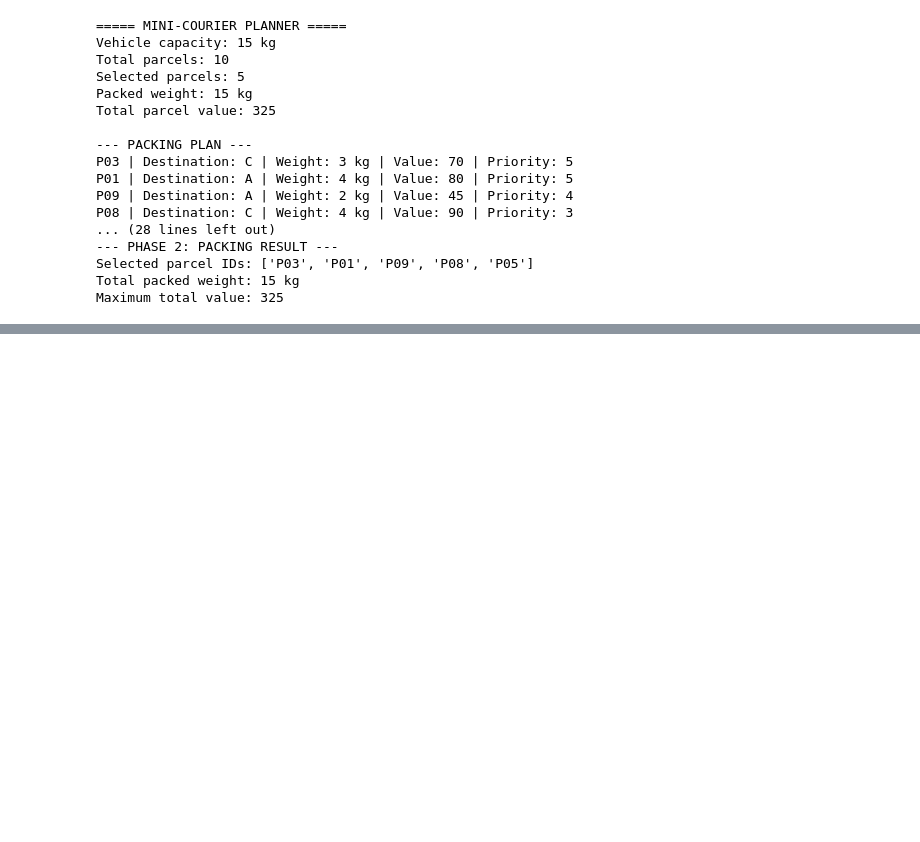
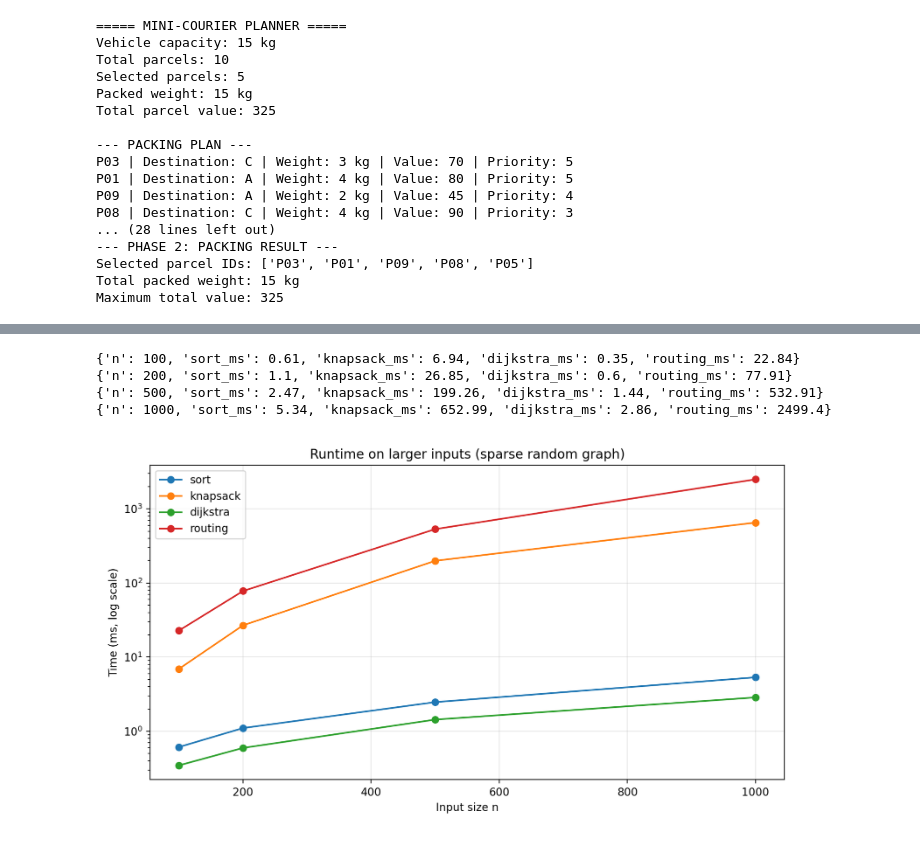
Before and after one commit to priyanka09-stack/Mini-Courier-Planner, a Jupyter notebook: mini_courier_planner.ipynb, the cells around one changed output, grey strips where cells are left out. Cells and saved outputs as stored; diff of their text form; code cells hidden in the pictures; blank space fills up the shorter version.

```diff
--- a/mini_courier_planner.ipynb
+++ b/mini_courier_planner.ipynb
@@ -175,0 +232,12 @@ Route planning: 0.6285 ms
+# %%
+from src.analysis import run_large_benchmark
+from IPython.display import Image, display
+
+run_large_benchmark()                      # takes a few seconds
+display(Image("images/runtime_large.png", width=700))
+# %% [output]
+{'n': 100, 'sort_ms': 0.61, 'knapsack_ms': 6.94, 'dijkstra_ms': 0.35, 'routing_ms': 22.84}
+{'n': 200, 'sort_ms': 1.1, 'knapsack_ms': 26.85, 'dijkstra_ms': 0.6, 'routing_ms': 77.91}
+{'n': 500, 'sort_ms': 2.47, 'knapsack_ms': 199.26, 'dijkstra_ms': 1.44, 'routing_ms': 532.91}
+{'n': 1000, 'sort_ms': 5.34, 'knapsack_ms': 652.99, 'dijkstra_ms': 2.86, 'routing_ms': 2499.4}
+[figure, added]
```
Also changed, not shown: parts of 6 cells of this notebook, 8 other files.
